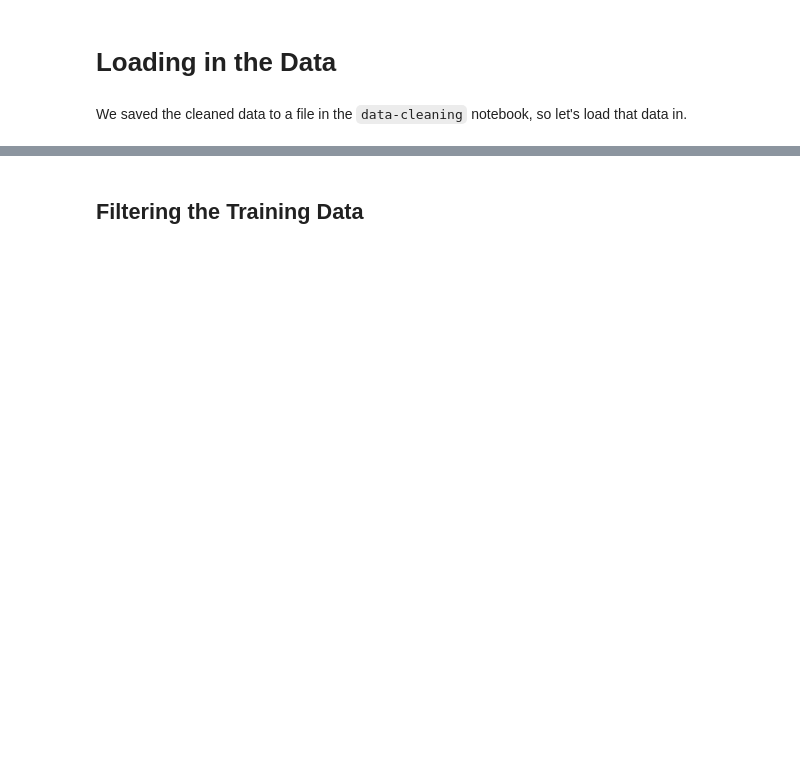
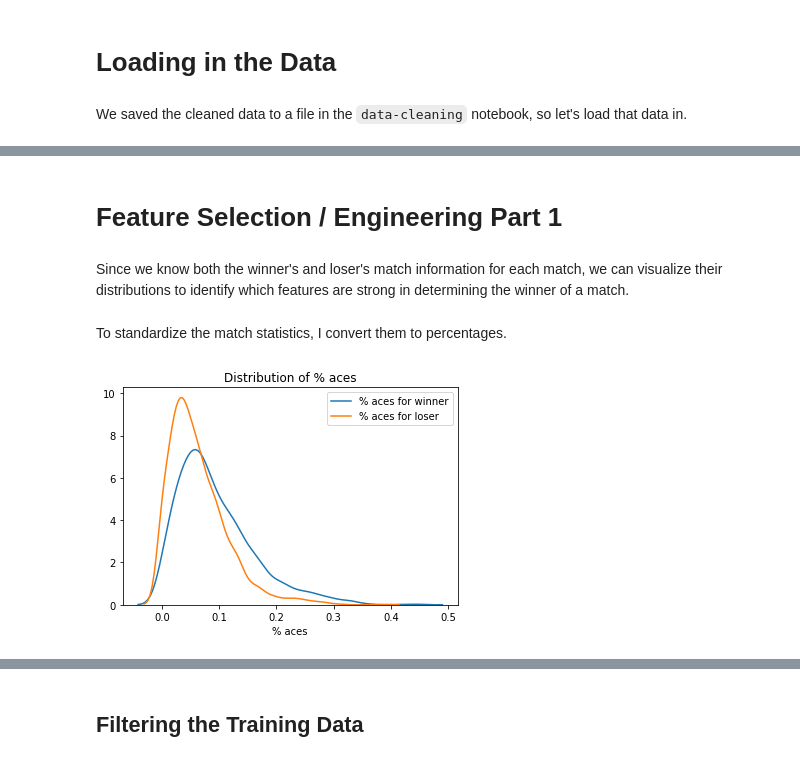
Before and after one commit to rkunani/GameSetMatch, a Jupyter notebook: feature-engineering.ipynb, the cells around one changed output, grey strips where cells are left out. Cells and saved outputs as stored; diff of their text form; code cells hidden in the pictures; blank space fills up the shorter version.

```diff
--- a/feature-engineering.ipynb
+++ b/feature-engineering.ipynb
@@ -3,6 +3,10 @@ import pandas as pd
 import matplotlib.pyplot as plt
 import seaborn as sns
 from pathlib import Path
+
+%matplotlib inline
+plt.rcParams['figure.figsize'] = (16,8)
+plt.rcParams['figure.dpi'] = 150
 # %% [markdown]
 # Loading in the Data
 # %% [markdown]
@@ -22 +26,7 @@ match_2018_train_df.head()
 5 rows × 43 columns
+# %% [markdown]
+# Feature Selection / Engineering Part 1
+# %% [markdown]
+Since we know both the winner's and loser's match information for each match, we can visualize their distributions to identify which features are strong in determining the winner of a match.
+# %% [markdown]
+To standardize the match statistics, I convert them to percentages.
@@ -22,0 +57,11 @@ match_2018_train_df.head()
+# %%
+def plot_dist(winner_col_name, loser_col_name, stat_name):
+    sns.distplot(match_2018_train_df[winner_col_name], hist=False, label=f"{stat_name} for winner")
+    sns.distplot(match_2018_train_df[loser_col_name], hist=False, label=f"{stat_name} for loser")
+    plt.title(f"Distribution of {stat_name}")
+    plt.xlabel(f"{stat_name}")
+    plt.legend()
+# %%
+plot_dist('w_ace%', 'l_ace%', '% aces')
+# %% [output]
+[figure, added]
```
Also changed, not shown: parts of 25 cells of this notebook.
